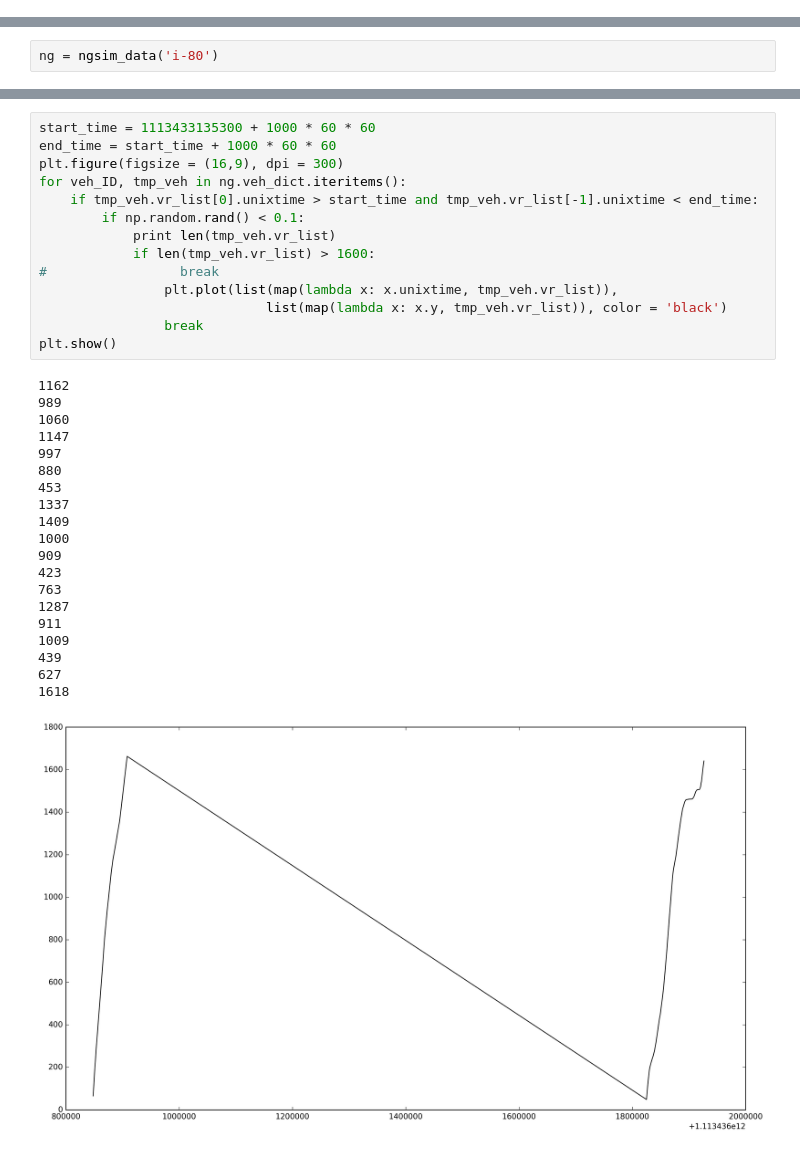
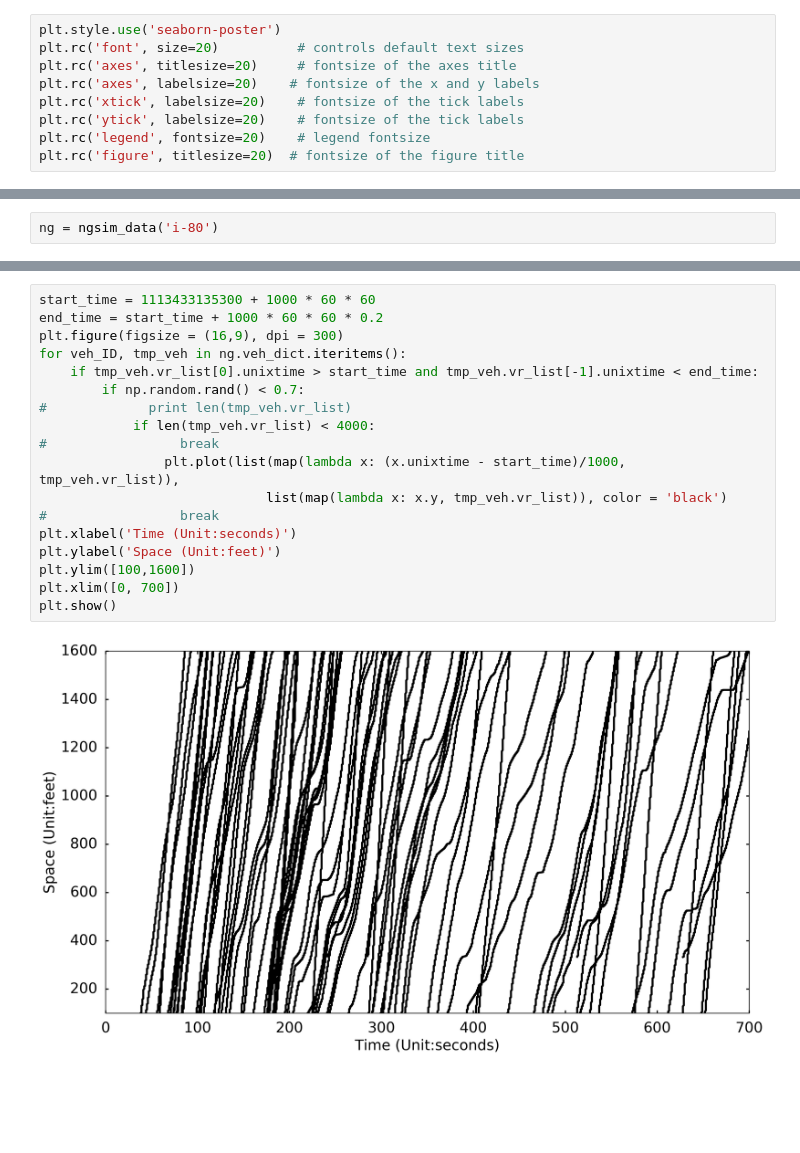
Before and after one commit to Lemma1/NGSIM-interface, a Jupyter notebook: src/test_ngism_lib.ipynb, the cells around one changed output, grey strips where cells are left out. Drawn from its saved outputs; the diff is of its cells as text; blank space fills up the shorter version.

```diff
--- a/src/test_ngism_lib.ipynb
+++ b/src/test_ngism_lib.ipynb
@@ -9,6 +9,15 @@ import time
 import matplotlib.pyplot as plt
 # %%
 from ngsim import *
+# %%
+plt.style.use('seaborn-poster')
+plt.rc('font', size=20)          # controls default text sizes
+plt.rc('axes', titlesize=20)     # fontsize of the axes title
+plt.rc('axes', labelsize=20)    # fontsize of the x and y labels
+plt.rc('xtick', labelsize=20)    # fontsize of the tick labels
+plt.rc('ytick', labelsize=20)    # fontsize of the tick labels
+plt.rc('legend', fontsize=20)    # legend fontsize
+plt.rc('figure', titlesize=20)  # fontsize of the figure title
 # %%
 data_folder = os.path.join('..', 'data')
 # %%
@@ -49,35 +38,20 @@ ng.snap_ordered_list
 # %%
 start_time = 1113433135300 + 1000 * 60 * 60
-end_time = start_time + 1000 * 60 * 60
+end_time = start_time + 1000 * 60 * 60 * 0.2
 plt.figure(figsize = (16,9), dpi = 300)
 for veh_ID, tmp_veh in ng.veh_dict.iteritems():
     if tmp_veh.vr_list[0].unixtime > start_time and tmp_veh.vr_list[-1].unixtime < end_time:
-        if np.random.rand() < 0.1:
-            print len(tmp_veh.vr_list)
-            if len(tmp_veh.vr_list) > 1600:
+        if np.random.rand() < 0.7:
+#             print len(tmp_veh.vr_list)
+            if len(tmp_veh.vr_list) < 4000:
 #                 break
-                plt.plot(list(map(lambda x: x.unixtime, tmp_veh.vr_list)),
+                plt.plot(list(map(lambda x: (x.unixtime - start_time)/1000, tmp_veh.vr_list)),
                              list(map(lambda x: x.y, tmp_veh.vr_list)), color = 'black')
-                break
+#                 break
+plt.xlabel('Time (Unit:seconds)')
+plt.ylabel('Space (Unit:feet)')
+plt.ylim([100,1600])
+plt.xlim([0, 700])
 plt.show()
 # %% [output]
-1162
-989
-1060
-1147
-997
-880
-453
-1337
-1409
-1000
-909
-423
-763
-1287
-911
-1009
-439
-627
-1618
-[figure, old version]
+[figure, new version]
```
Also changed, not shown: parts of 3 cells of this notebook, 2 other files.
